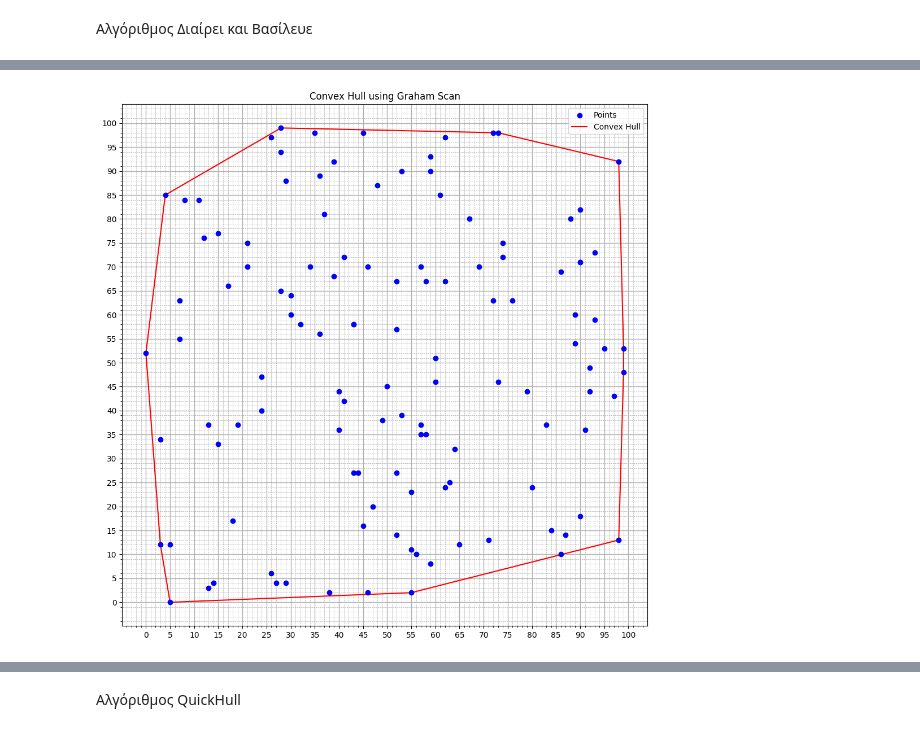
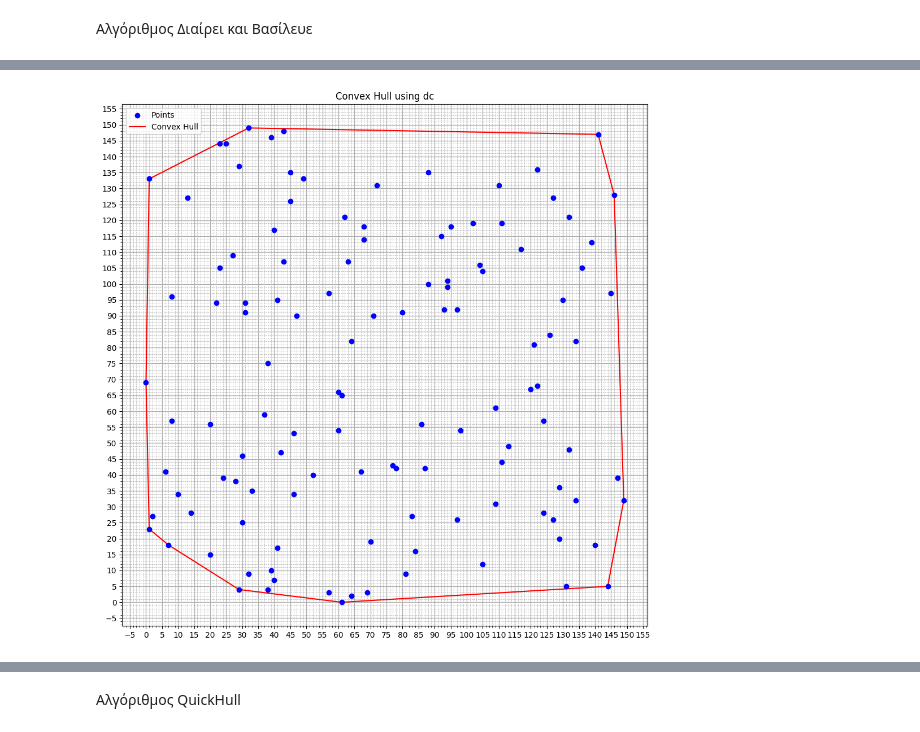
Before and after one commit to vicroshi/comp_geom, a Jupyter notebook: partA.ipynb, the cells around one changed output, grey strips where cells are left out. Cells and saved outputs as stored; diff of their text form; code cells hidden in the pictures.

```diff
--- a/partA.ipynb
+++ b/partA.ipynb
@@ -194,7 +254,7 @@ def gift_wrapping(points):
     if n < 3:
         return points
 
-    start = min(points, key=operator.itemgetter(1,0))
+    start = min(points, key=operator.itemgetter(0,1))
     hull = []
     # s = points.tolist()
     s = list(points)
@@ -204,13 +264,13 @@ def gift_wrapping(points):
 
         hull.append(p)
         q = s[0]
-        for r in s[1:]:
-            if np.array_equal(p, q) or cw(p, q, r):
+        for r in s[0:]:
+            if np.array_equal(p, q) or ccw(p, q, r):
                 q = r
         p = q
         # s = s[1:]
-        s.pop(0)
-        if np.array_equal(p, start):
+        # s.pop(0)
+        if np.array_equal(q, start):
             break
 
 
@@ -224,12 +284,2 @@ plot_hull(input_points, hull, 'Convex Hull using Gift Wrapping')
 # %% [markdown]
 Αλγόριθμος Διαίρει και Βασίλευε
-# %%
-n = 120
-mid = n//2
-choice = rng.choice(input_points,n,replace=False,shuffle=False)
-choice_sorted = choice[np.lexsort((choice[:,1], choice[:,0]))]
-choiceA = choice_sorted[:mid]
-choiceB = choice_sorted[mid:]
-print(choice_sorted)
-print(choiceA)
-print(choiceB)
@@ -317,31 +299,23 @@ def tangent(hull_left, hull_right, reverse=False):
             ii = (i+1) % n
             iii = (i-1) % n
             if n>2 and orientation(A[i], A[ii],B[j])*orientation(A[i], A[ii],A[iii]) <=0: #if cw or colinear
-                # print("a pop",A.pop(i))
                 deleteA.append(i)
                 i = ii
-                # n -= 1
             jj = (j - 1) % m
             jjj = (j + 1) % m
-            print
             if m>2 and orientation(B[j], B[jj], A[i])*orientation(B[j],B[jj], B[jjj]) <=0: #if ccw or colinear
                 deleteB.append(j)
                 j = jj
             if i == old_i and j == old_j:
                 break
-        # return np.array([A[i],B[j]]), deleteA, deleteB
         return np.array([A[i],B[j]]), np.delete(A,deleteA,axis=0), np.delete(B,deleteB,axis=0)
 
 def divide_and_conquer_hull(points):
     def tangents(hull_left, hull_right):
-        print("tangents hull_left:\n",hull_left)
-        print("tangents hull_right:\n",hull_right)
         lowermostL = min(hull_left,key=lambda x: (x[1],x[0]))
         lowermostR = min(hull_right,key=lambda x: (x[1],x[0]))
         A = polar_angle_sort(hull_left, lowermostL)
         B = polar_angle_sort(hull_right, lowermostR)
-        print("tangents A:\n",A)
-        print("tangents B:\n",B)
         n, m = A.shape[0], B.shape[0]
         startA, startB = np.argmax(A[:,0]), np.argmin(B[:,0])
         upper_tangent = []
@@ -349,67 +323,46 @@ def divide_and_conquer_hull(points):
         deletionsA = []
         deletionsB=[]
         while not upper_tangent or not lower_tangent:
-            # upper_i = startA
-            # upper_j = startB
-            # upper_ii = (upper_i + 1) % n
-            # upper_jj = (upper_j - 1) % m
-            # lower_i = startA
-            # lower_j = startB
-            # lower_ii = (lower_i - 1) % n
-            # lower_jj = (lower_j + 1) % m
             i = startA
             j = startB
             ii = (i + 1) % n
             jj = (j - 1) % m
-            print("finding upper tangent")
             counterB = 0
             counterA = 0
             while not upper_tangent:
-                # old_i = upper_i
                 old_i = i
-                # old_j = upper_j
                 old_j = j
                 while counterB<= len(B) and orientation(B[jj],B[j],A[i]) <= 0:
-                    print("B[j], B[jj], A[i]:",B[j],B[jj],A[i])
                     if j != startB:
-                        print("delete B:",B[j])
                         deletionsB.append(j)
                     j = jj
                     jj = (j - 1) % m
                     counterB += 1
                 while counterA <= len(A) and orientation(B[j],A[i],A[ii]) <= 0:
                     if i != startA:
-                        print("delete A:",A[i])
                         deletionsA.append(i)
                     i = ii
                     ii = (i + 1) % n
                     counterA += 1
                 if old_i == i and old_j == j:
                     upper_tangent = [A[i],B[j]]
-                    # print("upper tangent:",upper_tangent)
             i = startA
             j = startB
             ii = (i - 1) % n
             jj = (j + 1) % m
-            print("finding lower tangent")
             counterB = 0
             counterA = 0
             while not lower_tangent:
                 old_i = i
                 old_j = j
                 while counterB <= len(B) and orientation(B[jj],B[j],A[i]) >= 0:
-                    # print(upper_tangent)
-                    # print(B[j])
-                    # print(B[j] in upper_tangent)
                     if not (np.array_equal(B[j],upper_tangent[0]) or np.array_equal(B[j],upper_tangent[1])):
-                        print("delete B:",B[j])
                         deletionsB.append(j)
                     j = jj
                     jj = (j + 1) % m
                     counterB += 1
                 while counterA <= len(A) and orientation(B[j],A[i],A[ii]) >= 0:
                     if not (np.array_equal(A[i],upper_tangent[0]) or np.array_equal(A[i],upper_tangent[1])):
-                        print("delete A:",A[i])
                         deletionsA.append(i)
                     i = ii
                     ii = (i - 1) % n
@@ -420,52 +373,20 @@ def divide_and_conquer_hull(points):
 
     def merge(left, right):
         upper_tangent, lower_tangent, A, B = tangents(left, right)
-        print("merge upper:\n",upper_tangent)
-        print("merge lower:\n",lower_tangent)
-        print("merge A:\n",A)
-        print("merge B:\n",B)
         hull = np.vstack((A,B))
-        print("merge hull:\n",hull)
         return hull
 
     def dc_hull(points):
         if points.shape[0] <= 3:
             return points
-            # return graham_scan(points)
-        # print(points)
         mid = points.shape[0] // 2
         left = dc_hull(points[:mid])
         right = dc_hull(points[mid:])
-        print("dc_hull:\n",left)
-        print("dc_hull:\n",right)
-        # return 0
-        # print(left)
-        # print(right)
         return merge(left, right)
-    # hullA = graham_scan(choiceA)
-    # hullB = graham_scan(choiceB)
-    # upper, lower, A, B = tangents(hullA, hullB)
-    # return upper, lower, A, B
     sorted_points = points[np.lexsort((points[:, 1], points[:, 0]))]
     hull = dc_hull(sorted_points)
-    # print("return form dc_hull:\n",hull)
     hull = polar_angle_sort(hull,min(hull,key=lambda x: (x[1],x[0])))
     return hull
-# hull = divide_and_conquer_hull(choice)
-# plot_hull(choice, hull, 'Convex Hull using Divide and Conquer')
-
-# print(upper)
-# print(lower)
-# print(A)
-# print(B)
-hullA = graham_scan(choiceA)
-hullB = graham_scan(choiceB)
-# upper, lower, A, B = divide_and_conquer_hull(choice)
-# hull = np.vstack((A,B))
-# hull = polar_angle_sort(hull,min(hull,key=lambda x: (x[1],x[0])))
-hull = graham_scan(choice)
-plot_hull(choice, hull, 'Convex Hull using Graham Scan')
-plot_hull(choice, [hullA,hullB], 'Convex Hull using Graham Scan')
-hull = divide_and_conquer_hull(choice)
-plot_hull(choice, hull, 'Convex Hull using dc')
+hull = divide_and_conquer_hull(input_points)
+plot_hull(input_points, hull, 'Convex Hull using dc')
 # %% [output]
@@ -489 +393 @@ plot_hull(choice, hull, 'Convex Hull using dc')
-[figure, old version]
+[figure, new version]
```
Also changed, not shown: parts of 16 cells of this notebook, 1 other file.
